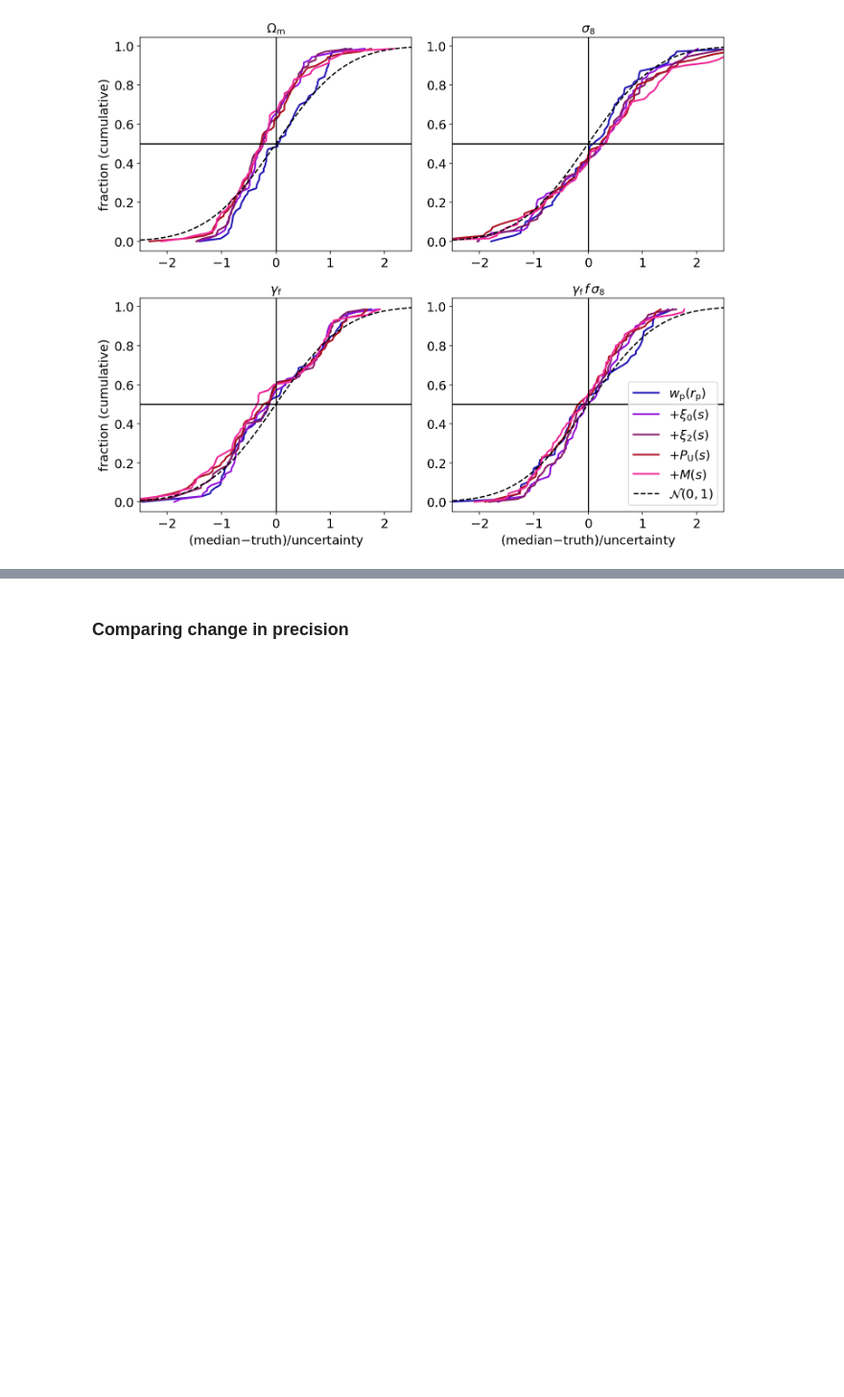
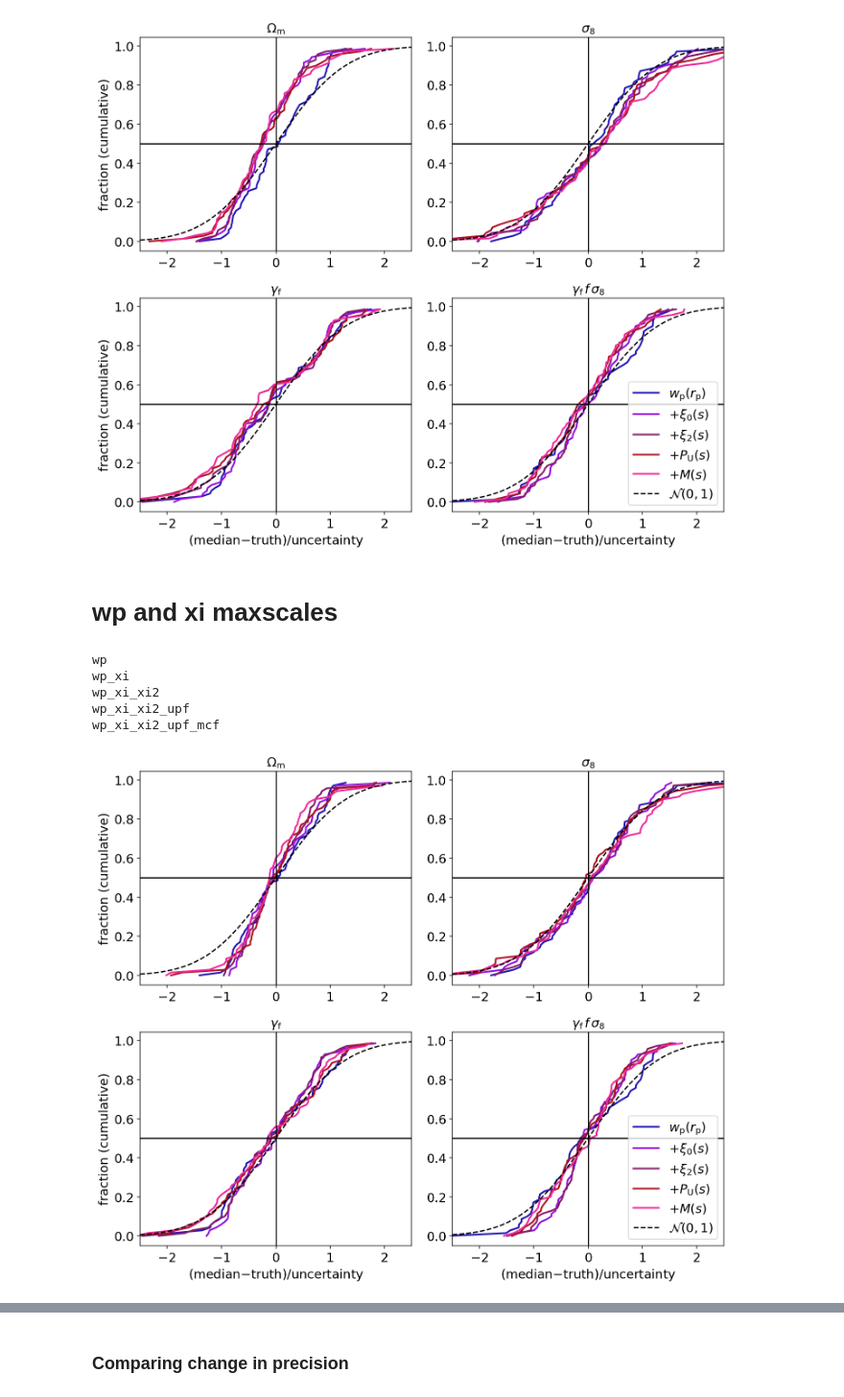
Before and after one commit to kstoreyf/aemulator, a Jupyter notebook: notebooks/2023-06-21_wp_bias_investigation.ipynb, the cells around one changed output, grey strips where cells are left out. Shown at 96% size. Drawn from its saved outputs; the diff is of its cells as text; code cells hidden in the pictures; blank space fills up the shorter version.

Commit message:
working on uchuu recovery tests

```diff
--- a/notebooks/2023-06-21_wp_bias_investigation.ipynb
+++ b/notebooks/2023-06-21_wp_bias_investigation.ipynb
@@ -254,3 +254,29 @@ plotter.plot_cumulative_dist_figure(results_dict_wpmaxscale6, params_keydelivera
                                     labels_addin, colors_addin, divide_by_error=True)
 # %% [output]
 [figure]
+# %% [markdown]
+# wp and xi maxscales
+# %%
+results_dict_wpximaxscale6 = defaultdict(dict)
+for stat_str in stat_strs_addin_full:
+    print(stat_str)
+    for i, id_pair in enumerate(id_pairs):
+
+        id_cosmo, id_hod = id_pair
+        if 'xi' in stat_str.split('_'):
+            chaintag = f'{stat_str}_aemulus_fmaxmocks_test_c{id_cosmo}h{id_hod}_minscale0_wpximaxscale6'
+        else:
+            chaintag = f'{stat_str}_aemulus_fmaxmocks_test_c{id_cosmo}h{id_hod}_minscale0_wpmaxscale6'
+        result_dict_add = utils.construct_results_dict(chaintag)
+        results_dict_wpximaxscale6[stat_str][tuple(id_pair)] = result_dict_add
+# %% [output]
+wp
+wp_xi
+wp_xi_xi2
+wp_xi_xi2_upf
+wp_xi_xi2_upf_mcf
+# %%
+plotter.plot_cumulative_dist_figure(results_dict_wpmaxscale6, params_keydeliverable, stat_strs_addin_full, id_pairs,
+                                    labels_addin, colors_addin, divide_by_error=True)
+# %% [output]
+[figure, added]
```
Also changed, not shown: parts of 4 cells of this notebook, 10 other files.
